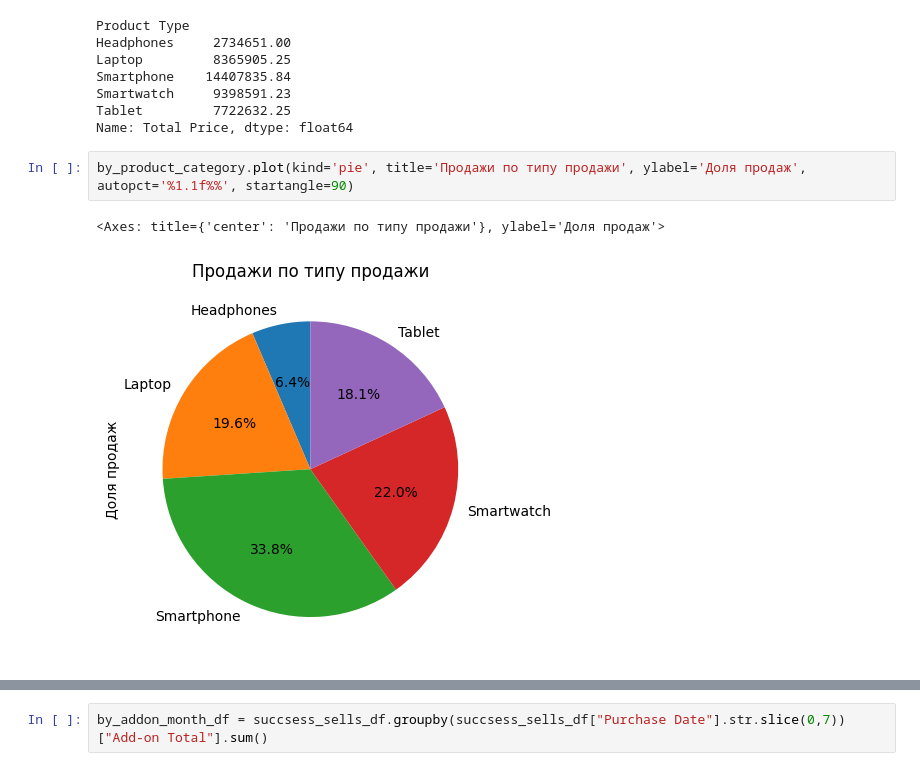
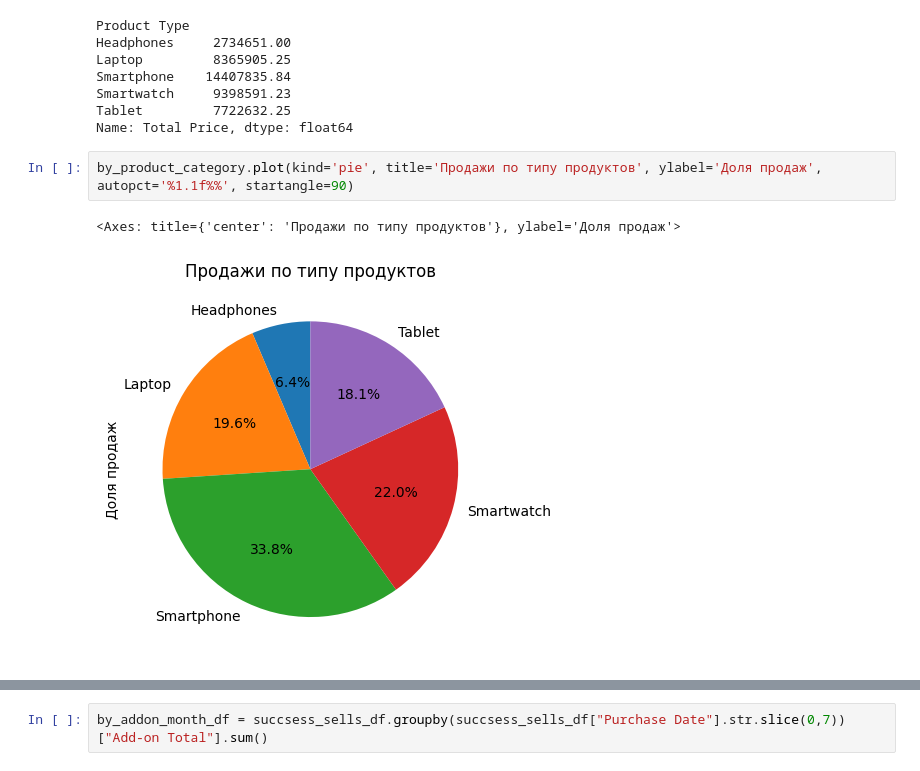
Before and after one commit to Chuwuni/PDE_homework3, a Jupyter notebook: Homework3.ipynb, the cells around one changed output, grey strips where cells are left out. Saved outputs shown, nothing was run; the diff lists cells and outputs as text.

```diff
--- a/Homework3.ipynb
+++ b/Homework3.ipynb
@@ -162,10 +172,10 @@ Smartwatch     9398591.23
 Tablet         7722632.25
 Name: Total Price, dtype: float64
 # %%
-by_product_category.plot(kind='pie', title='Продажи по типу продажи', ylabel='Доля продаж', autopct='%1.1f%%', startangle=90)
+by_product_category.plot(kind='pie', title='Продажи по типу продуктов', ylabel='Доля продаж', autopct='%1.1f%%', startangle=90)
 # %% [output]
-<Axes: title={'center': 'Продажи по типу продажи'}, ylabel='Доля продаж'>
+<Axes: title={'center': 'Продажи по типу продуктов'}, ylabel='Доля продаж'>
-[figure, old version]
+[figure, new version]
 # %%
 scaled_data = by_product_category / 1e6
 
```
Also changed, not shown: parts of 3 cells of this notebook.
